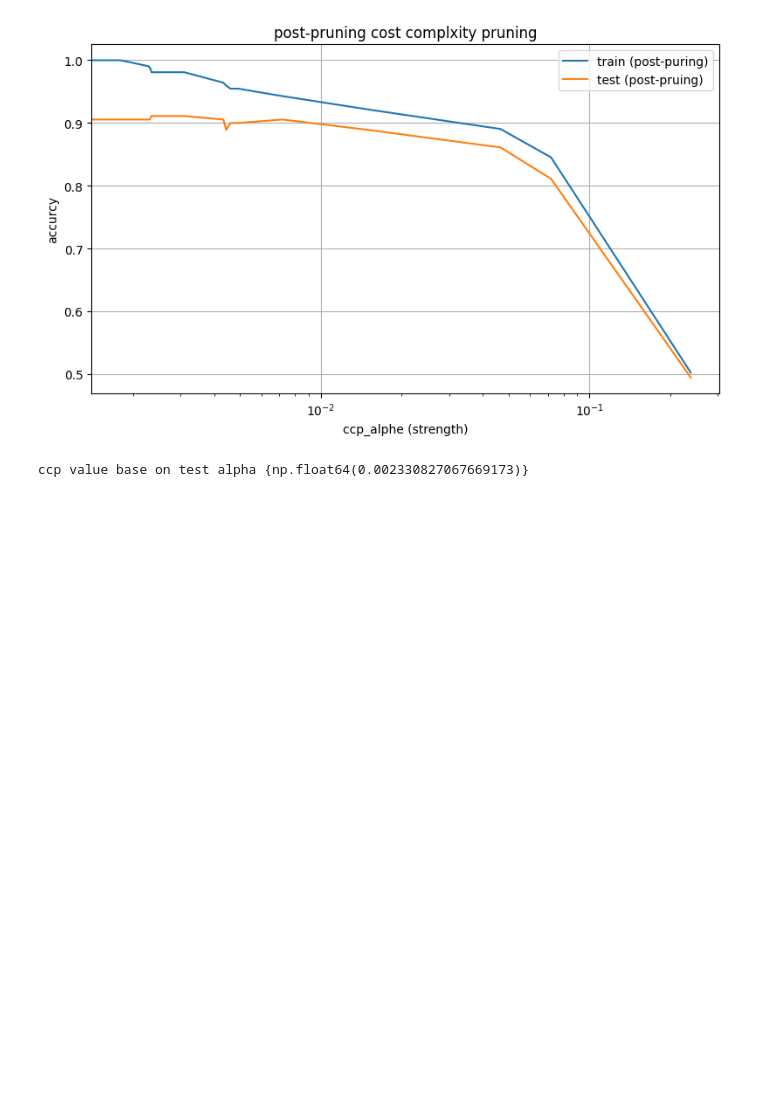
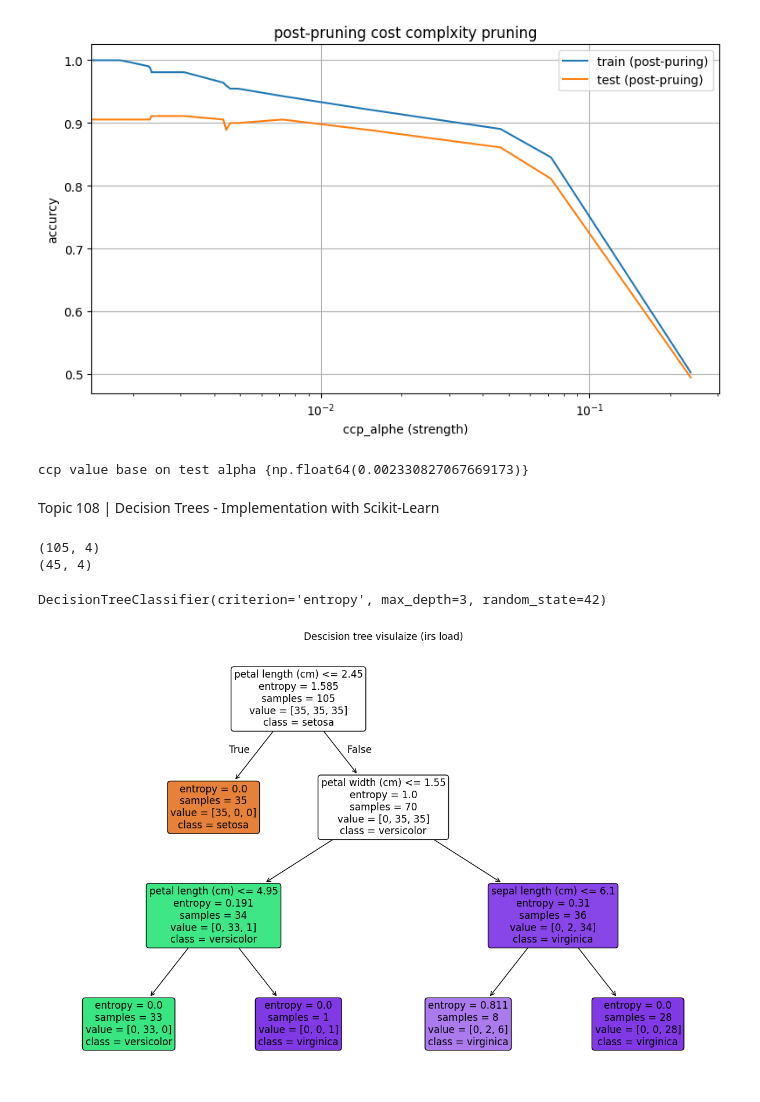
Before and after one commit to ahsancoderx/AI-learning, a Jupyter notebook: decision-tree/DecisiontreesDatasplittingFeatureselection.ipynb, the cells around one changed output. Drawn from its saved outputs; the diff is of its cells as text; code cells hidden in the pictures; blank space fills up the shorter version.

```diff
--- a/decision-tree/DecisiontreesDatasplittingFeatureselection.ipynb
+++ b/decision-tree/DecisiontreesDatasplittingFeatureselection.ipynb
@@ -301,3 +301,5 @@ best_ccp_alpha=ccp_alphas[np.argmax(test_acc_post)]
 print(f"ccp value base on test alpha",{best_ccp_alpha})
 # %% [output]
 ccp value base on test alpha {np.float64(0.002330827067669173)}
+# %% [markdown]
+Topic 108 | Decision Trees - Implementation with Scikit-Learn
@@ -303,0 +313,55 @@ ccp value base on test alpha {np.float64(0.002330827067669173)}
+# %%
+from sklearn.datasets import load_iris
+from sklearn.model_selection import train_test_split
+
+# load dataset
+data = load_iris()
+
+X = data.data
+Y = data.target
+
+feature_names = data.feature_names
+class_names = data.target_names
+
+# split into train and test set
+x_train, x_test, y_train, y_test = train_test_split(
+    X, Y,
+    test_size=0.3,
+    random_state=42,
+    stratify=Y
+)
+
+print(x_train.shape)
+print(x_test.shape)
+# %% [output]
+(105, 4)
+(45, 4)
+# %%
+
+# fit decision tree model
+model = DecisionTreeClassifier(
+    max_depth=3,   # keep tree readable for teaching
+    criterion='entropy',
+    random_state=42
+)
+
+# train model
+model.fit(x_train, y_train)
+# %% [output]
+DecisionTreeClassifier(criterion='entropy', max_depth=3, random_state=42)
+# %%
+# visualize the descsion tree
+plt.figure(figsize=(12,8))
+plot_tree(
+    model,
+    feature_names=feature_names,
+    class_names=class_names,
+    filled=True,
+    rounded=True
+)
+
+plt.title("Descision tree visulaize (irs load)")
+plt.tight_layout()
+plt.show()
+# %% [output]
+[figure, added]
```
Also changed, not shown: parts of 2 cells of this notebook, 1 other file.
